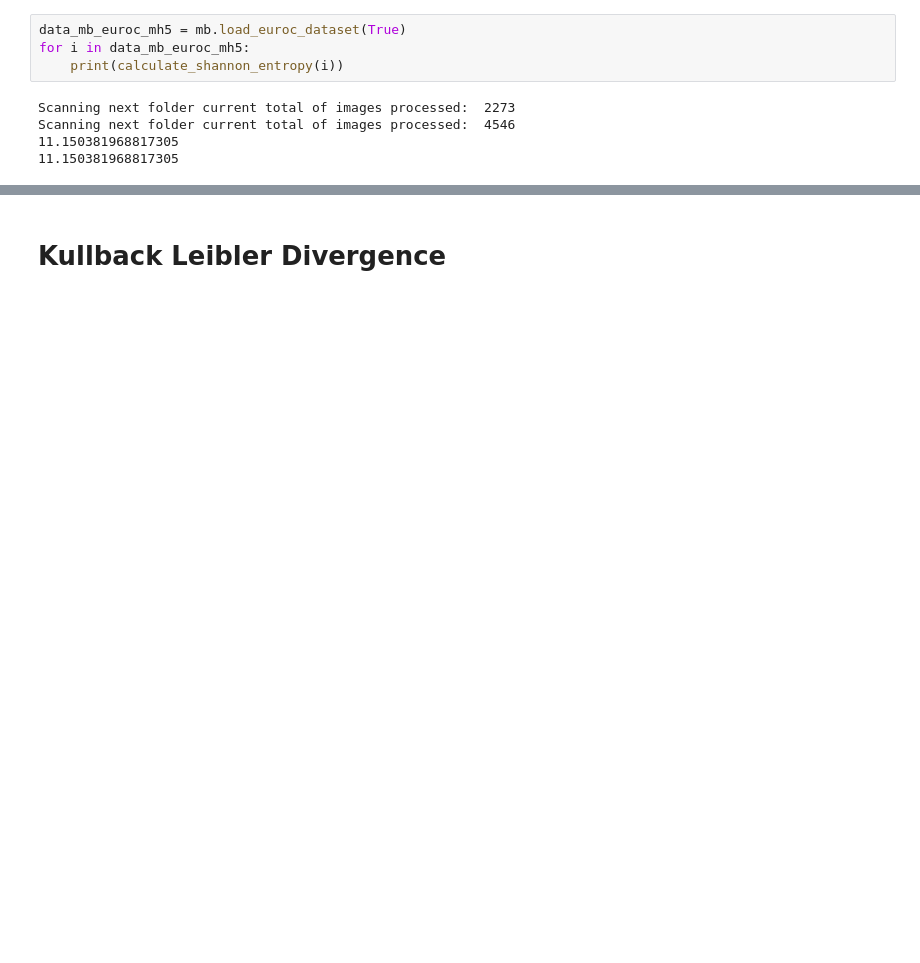
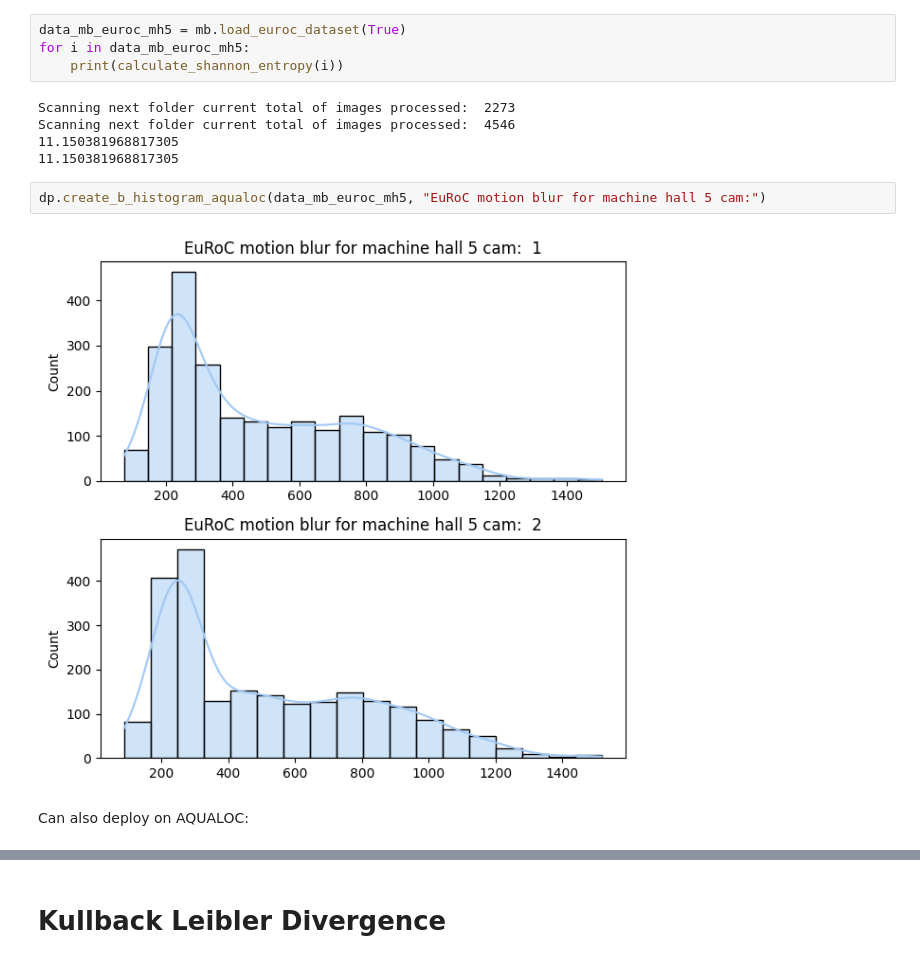
Before and after one commit to tobsthetobs/bsc-dataset-metrics, a Jupyter notebook: notebooks/information_theory.ipynb, the cells around one changed output, grey strips where cells are left out. Drawn from its saved outputs; the diff is of its cells as text; blank space fills up the shorter version.

```diff
--- a/notebooks/information_theory.ipynb
+++ b/notebooks/information_theory.ipynb
@@ -58,6 +75,12 @@ Scanning next folder current total of images processed:  2273
 Scanning next folder current total of images processed:  4546
 11.150381968817305
 11.150381968817305
+# %%
+dp.create_b_histogram_aqualoc(data_mb_euroc_mh5, "EuRoC motion blur for machine hall 5 cam:")
+# %% [output]
+[figure, added]
+# %% [markdown]
+Can also deploy on AQUALOC:
 # %%
 data_mb_aqualoc = mb.load_aqualoc_dataset()
 # %% [output]
```
Also changed, not shown: parts of 8 cells of this notebook, 3 other files.
